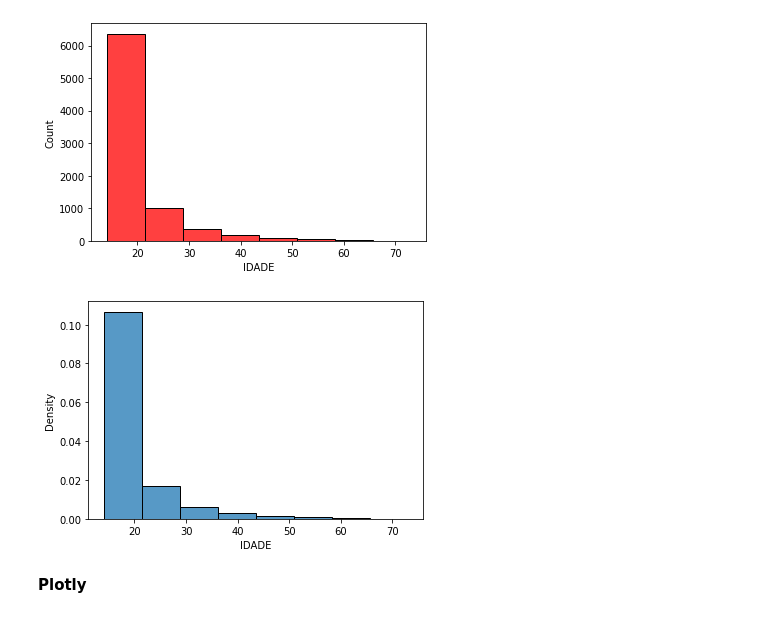
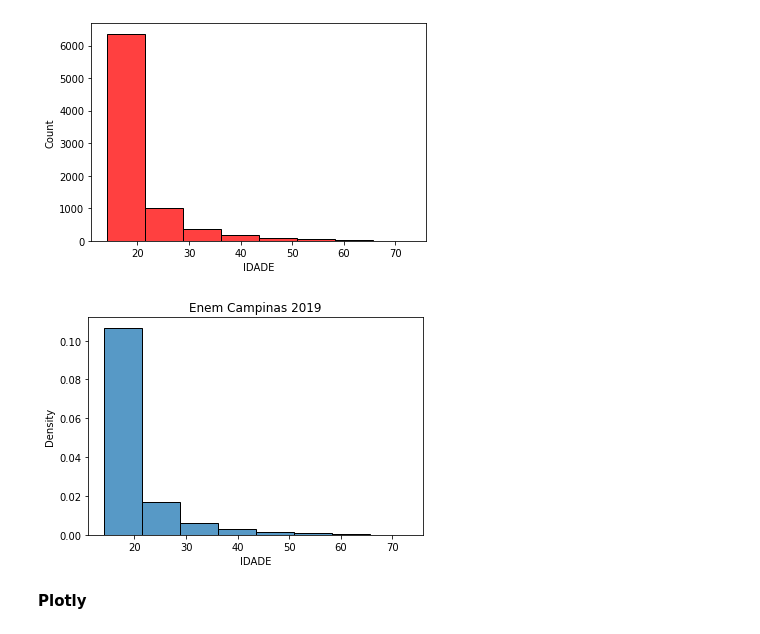
Before and after one commit to Matheusfarmaceutico/Estat-stica-e-An-lise-de-dados-com-Python, a Jupyter notebook: distribuicao_de_frequencia.ipynb, the cells around one changed output. Drawn from its saved outputs; the diff is of its cells as text; code cells hidden in the pictures.

```diff
--- a/distribuicao_de_frequencia.ipynb
+++ b/distribuicao_de_frequencia.ipynb
@@ -214,18 +234,18 @@ sns.histplot(enem_sorocaba["IDADE"],bins=8,color="red"); #dessa forma, o kde sem
 # %% [output]
 [figure]
 # %%
-sns.histplot(enem_sorocaba, x="IDADE",bins=8,kde=False,stat="density");
+sns.histplot(enem_sorocaba, x="IDADE",bins=8,kde=False,stat="density").set(title="Enem Campinas 2019");
 
 # stat=count (contagem)
 # stat= probability (porcentagem)
 # stat= density (densidade)
     # Por exemplo, se eu setar o bins para 1, terei apenas um intervalo, que representará
     #aproximadamento um intervalo de (17-71). Se eu diminuir 71-17 = 54
     # pego esse 54 e multiplico por 0.017 que é mais ou menos a densidade
     #terei como resultado: 0.918 (quase 1, talvez por algum desvio n seja 1)
 # stat=frequency frequency: show the number of observations divided by the bin width
 # %% [output]
-[figure, old version]
+[figure, new version]
 # %% [markdown]
 **Plotly**
 # %%
```
Also changed, not shown: parts of 6 cells of this notebook.
